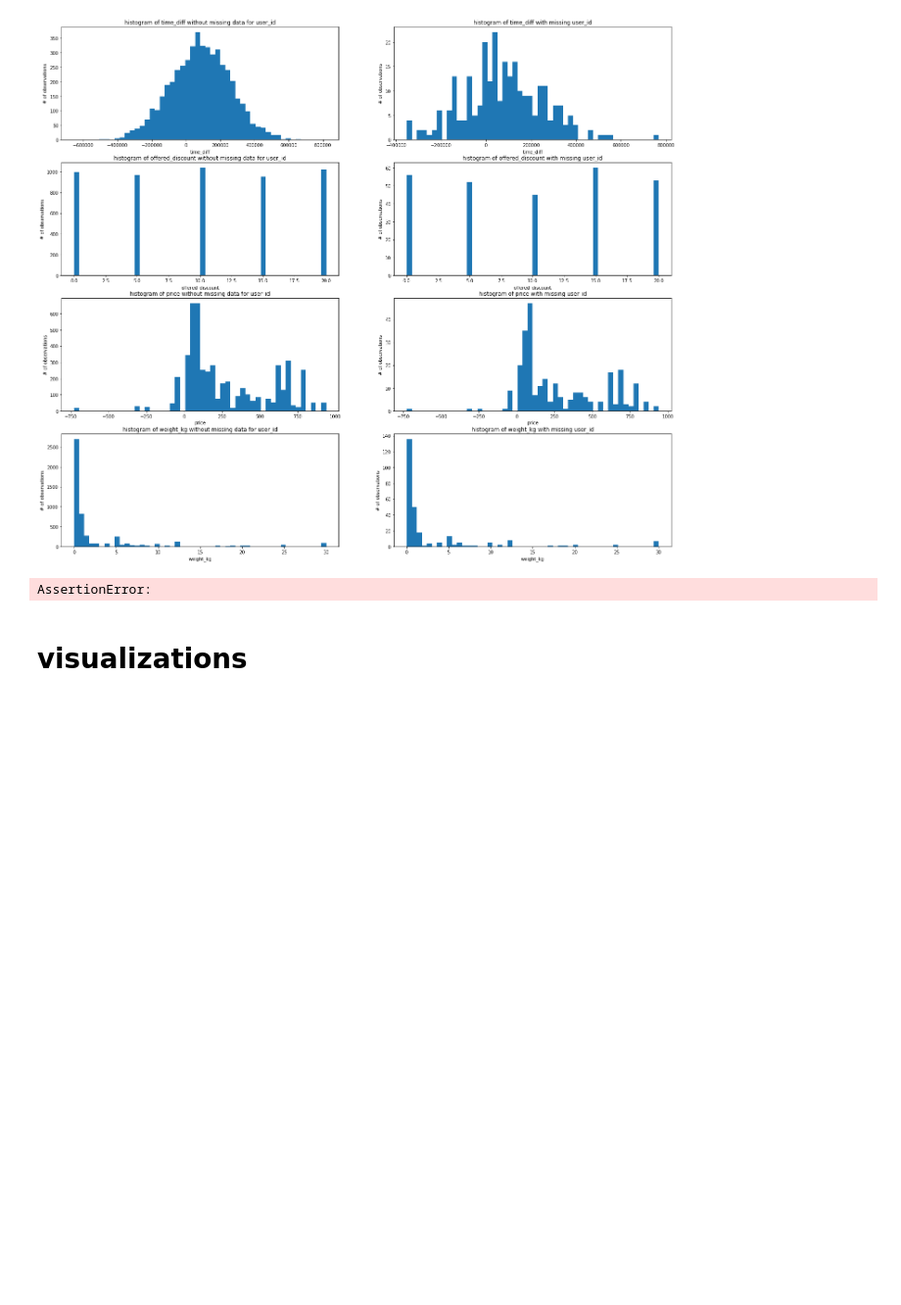
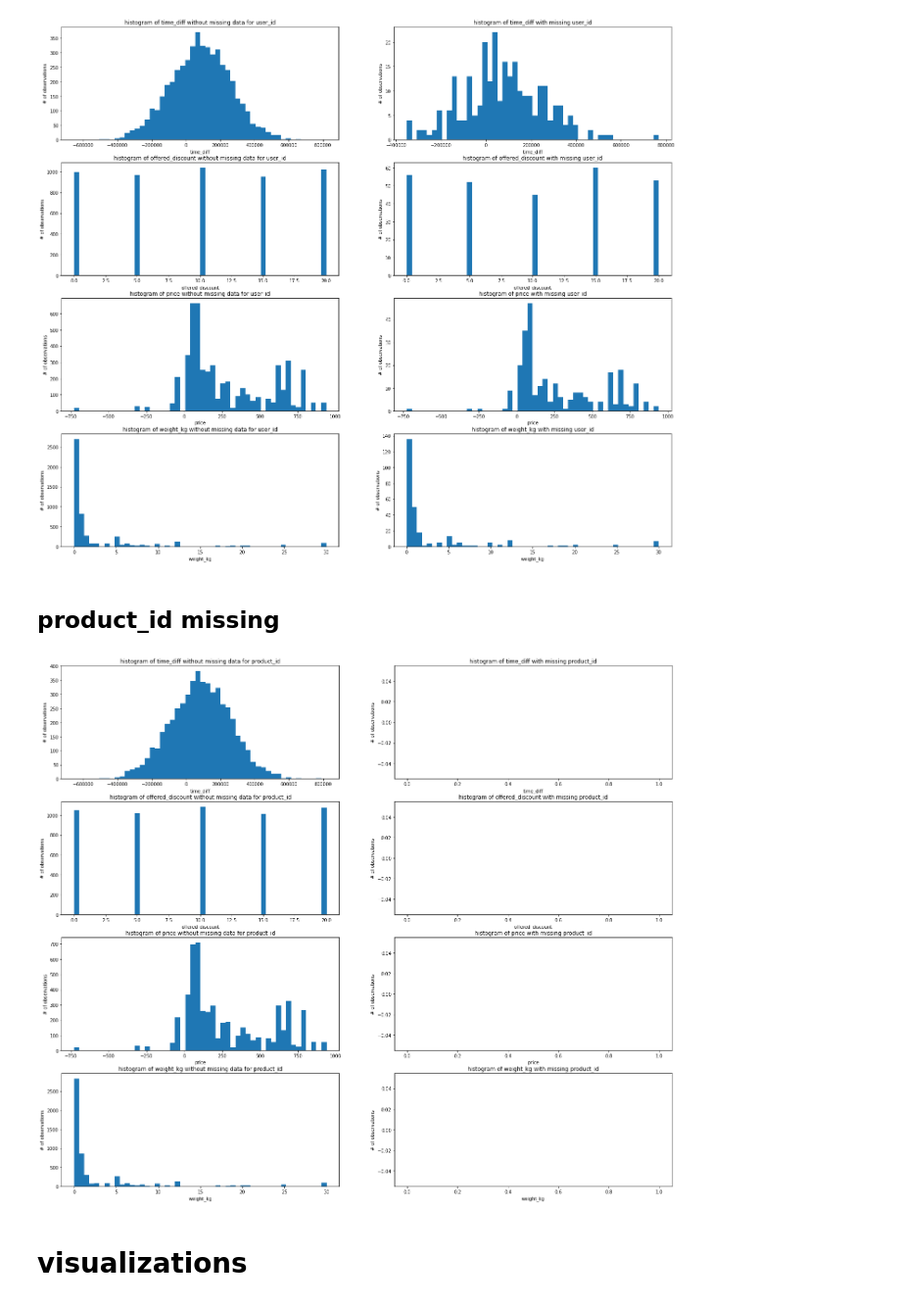
Before and after one commit to milosz-l/delivery-time, a Jupyter notebook: data_analysis.ipynb, the cells around one changed output. Shown at 98% size. Saved outputs shown, nothing was run; the diff lists cells and outputs as text; code cells hidden in the pictures; blank space fills up the shorter version.

Commit message:
products_id gives 0 rows on histogram, users_id gives many on missing, but both are left joined

```diff
--- a/data_analysis.ipynb
+++ b/data_analysis.ipynb
@@ -131,10 +131,15 @@ missing_user_id = missing_data_df[missing_data_df["user_id_is_missing"] == True]
 compare_histograms_for_missing(no_missing_user_id, missing_user_id, " without missing data for user_id", " with missing user_id")
 # %% [output]
 [figure]
-# %%
-assert(False)
-# %% [output]
-AssertionError:
+# %% [markdown]
+## product_id missing
+# %%
+no_missing_product_id = missing_data_df[missing_data_df["product_id_is_missing"] == False]
+missing_product_id = missing_data_df[missing_data_df["product_id_is_missing"] == True]
+# %%
+compare_histograms_for_missing(no_missing_product_id, missing_product_id, " without missing data for product_id", " with missing product_id")
+# %% [output]
+[figure, added]
 # %% [markdown]
 # visualizations
 # %% [markdown]
```
Also changed, not shown: parts of 9 cells of this notebook.
